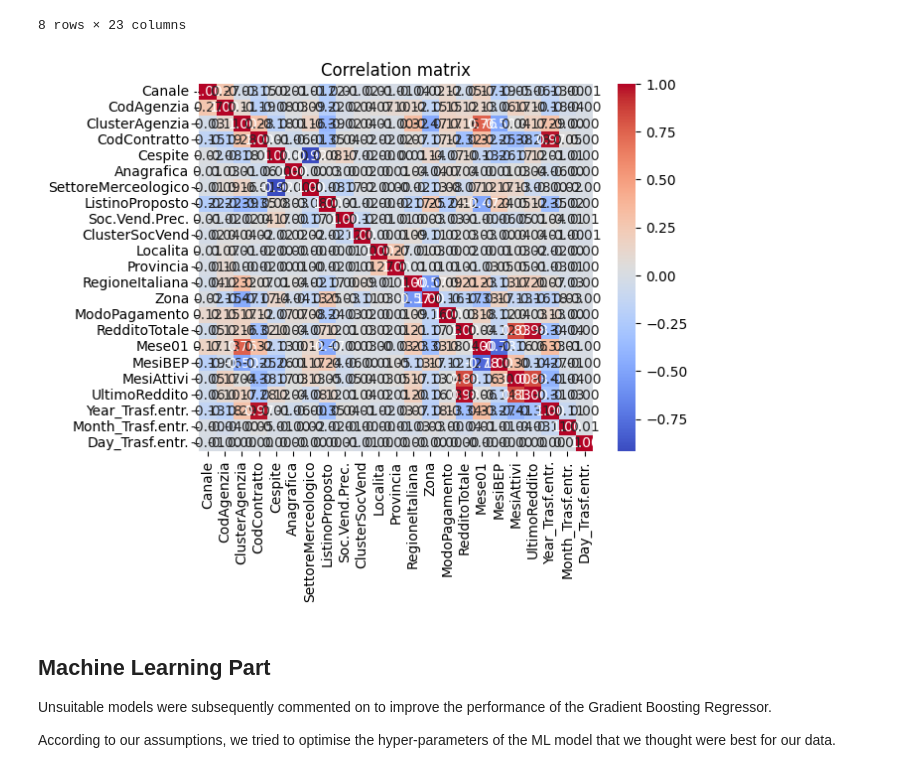
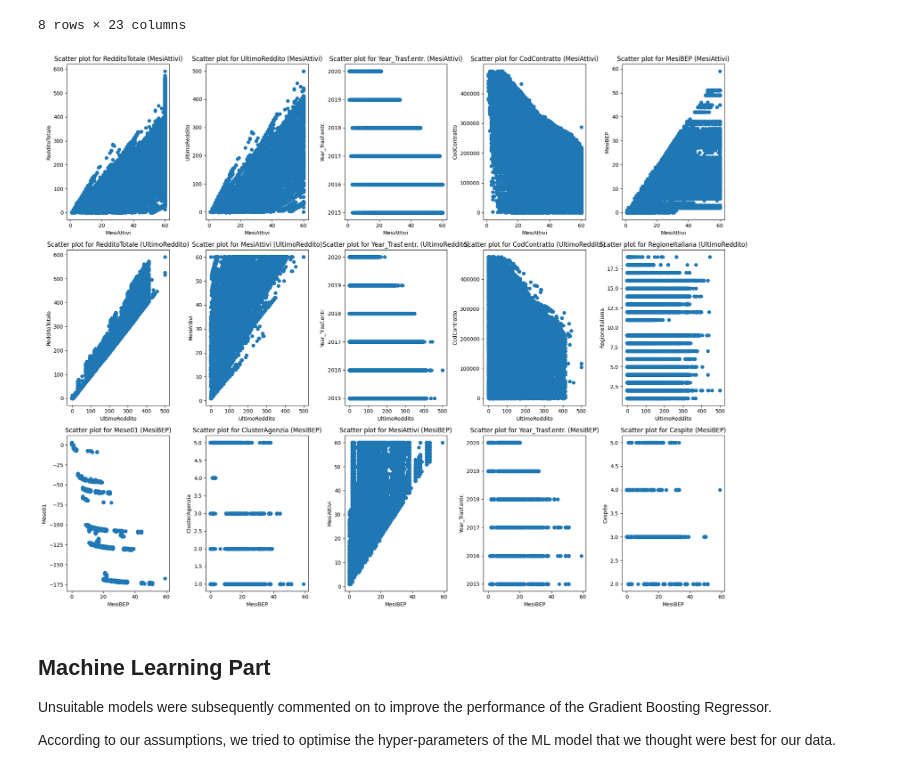
Before and after one commit to I1207/PW4, a Jupyter notebook: Analisi Dati e ML/Analis_ML.ipynb, the cells around one changed output. Saved outputs shown, nothing was run; the diff lists cells and outputs as text; code cells hidden in the pictures.

```diff
--- a/Analisi Dati e ML/Analis_ML.ipynb
+++ b/Analisi Dati e ML/Analis_ML.ipynb
@@ -105,20 +105,60 @@ df_1.describe()
 | 75% | 6.000000 | 2.000000 | 4.000000 | 353040.250000 | 4.000000 | 74.000000 | 2.000000 | ... |
 | max | 7.000000 | 9.000000 | 5.000000 | 474916.000000 | 5.000000 | 99.000000 | 2.000000 | ... |
 8 rows × 23 columns
+# %%
+# Calculate the correlation matrix for all columns
+correlation_matrix = df_1.corr()
+
+# List of target variables
+targets = ['MesiAttivi', 'UltimoReddito', 'MesiBEP']
+
+# Number of top features to consider
+num_top_features = 5  # Adjust as needed
+
+# Create subplots
+fig, axs = plt.subplots(len(targets), num_top_features, figsize=(18.5, 5 * len(targets)))
+
+# Iterate through target variables
+for i, target_variable in enumerate(targets):
+    # Sort features based on their correlation with the current target variable
+    sorted_features = correlation_matrix[target_variable].abs().sort_values(ascending=False).index
+
+    # Select the top features (excluding the target variable itself)
+    top_features = sorted_features[1:num_top_features + 1]
+
+    # Iterate through the top features for the current target variable
+    for j, feature in enumerate(top_features):
+        ax = axs[i, j] if len(targets) > 1 else axs[j]
+        ax.scatter(df_1[target_variable], df_1[feature])
+        ax.set_xlabel(target_variable)
+        ax.set_ylabel(feature)
+        ax.set_title(f'Scatter plot for {feature} ({target_variable})')
+
+# Adjust layout
+fig.tight_layout()
+
+# Show the plot
+plt.show()
+# %% [output]
+[figure, added]
 # %%
-# Calculate the correlation matrix for all columns
-correlation_matrix = df_1.corr()
+# Set a correlation threshold
+threshold = 0.7
+
+# Create a mask to hide the upper triangle of the heatmap (to avoid duplication)
+mask = correlation_matrix.abs() < threshold
+
+# Apply the mask to hide values below the threshold
+filtered_corr_matrix = correlation_matrix.mask(mask)
 
 # Create a heatmap
-sns.heatmap(correlation_matrix, annot=True, cmap='coolwarm', fmt=".2f")
+sns.heatmap(filtered_corr_matrix, annot=True, cmap='coolwarm', fmt=".2f")
 
 # Set the plot title
-plt.title('Correlation matrix')
+plt.title('Correlation matrix (Above Threshold)')
 
 # Show the plot
 plt.show()
-# %% [output]
-[figure, removed]
 # %% [markdown]
 ## Machine Learning Part
 
```
Also changed, not shown: parts of 13 cells of this notebook.
